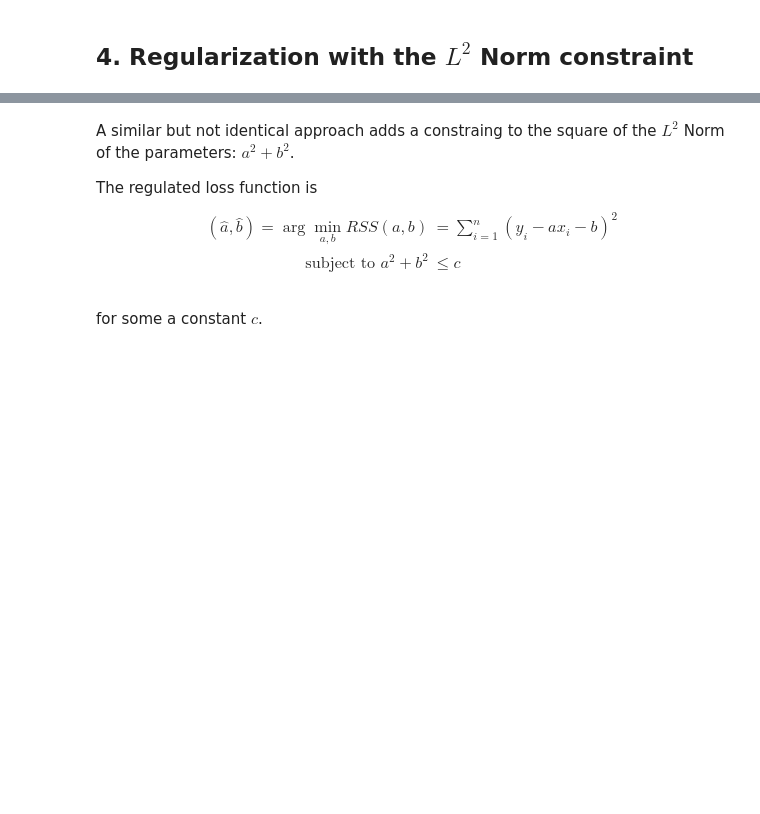
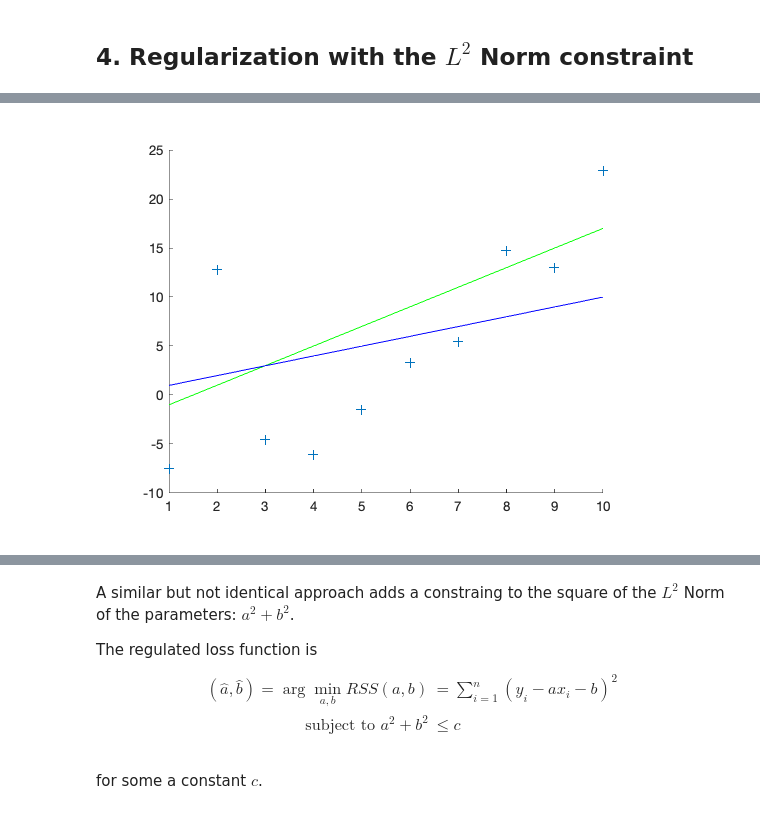
Before and after one commit to WelfLowe/Public-ML-Notebooks, a Jupyter notebook: Regularization of linear regression with norms and constraints .ipynb, the cells around one changed output, grey strips where cells are left out. Cells and saved outputs as stored; diff of their text form; code cells hidden in the pictures; blank space fills up the shorter version.

```diff
--- a/Regularization of linear regression with norms and constraints .ipynb
+++ b/Regularization of linear regression with norms and constraints .ipynb
@@ -231,0 +341,9 @@ As expected, we observe that the loss became larger. Using a high value of $\alp
+# %%
+fprintf("L2 constraint: a=%.2f b=%.2f alpha=%.2f loss=%.2f;",as(K+1),bs(K+1),alphas(K+1),rss2(as(K+1),bs(K+1),X,Y));
+fprintf(" a^2 + b^2 = %.2f; c=%.2f",as(K+1)^2+bs(K+1)^2,c);
+scatter(X,Y,'+')
+hold on
+plot(X,a0*X+b0,'color','g')
+plot(X,as(K+1)*X+bs(K+1),'color','b')
+hold off
+# %% [output]
@@ -231,0 +351 @@ As expected, we observe that the loss became larger. Using a high value of $\alp
+[figure, added]
```
Also changed, not shown: parts of 26 cells of this notebook, 18 other files.
